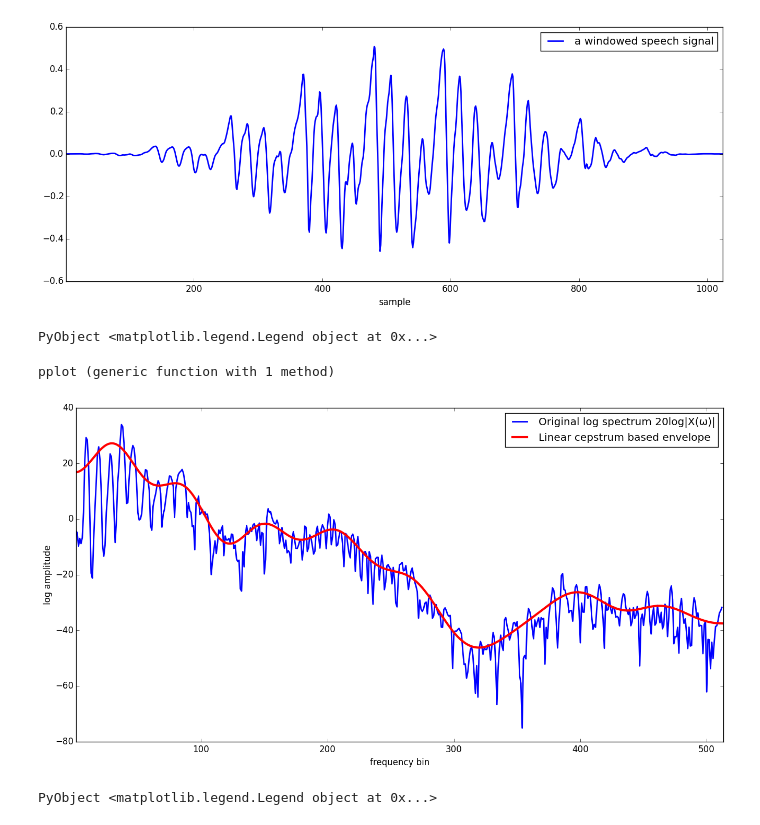
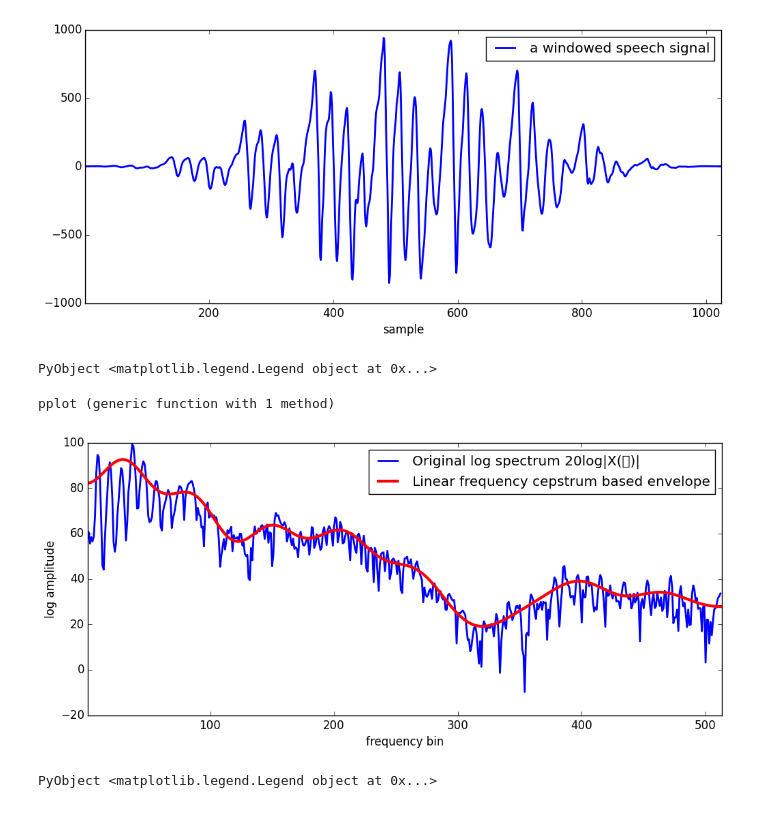
Before and after one commit to r9y9/MelGeneralizedCepstrums.jl, a Jupyter notebook: examples/MelGeneralizedCepstrumsBasedEnvelope.ipynb, the cells around one changed output. Drawn from its saved outputs; the diff is of its cells as text; code cells hidden in the pictures.

```diff
--- a/examples/MelGeneralizedCepstrumsBasedEnvelope.ipynb
+++ b/examples/MelGeneralizedCepstrumsBasedEnvelope.ipynb
@@ -6,9 +13,8 @@ using PyPlot
 # %%
-x, fs = wavread(joinpath(Pkg.dir("VoiceConversion"), "test", "data", "test16k.wav"))
-x = vec(x)
+x, fs = wavread(joinpath(Pkg.dir("VoiceConversion"), "test", "data", "test16k.wav"), format="native")
+x = convert(Vector{Float64}, vec(x))
 
 # Visualize the speech signal in time-domain
-figure(figsize=(16, 6), dpi=80, facecolor="w", edgecolor="k")
 plot(1:endof(x), x, label="a speech signal")
 xlim(1, endof(x))
 xlabel("sample")
@@ -19,16 +25,16 @@ PyObject <matplotlib.legend.Legend object at 0x...>
 # %%
 # Pick a short segment
 pos = 3000
 fftlen = 1024
-xw = x[pos+1:pos+fftlen] .* blackman(fftlen)
+# Note that mel-generalized cepstrum analysis basically assumes window is power-normalized.
+xw = x[pos+1:pos+fftlen] .* SPTK.blackman(fftlen, normalize=1)
 
-figure(figsize=(16, 6), dpi=80, facecolor="w", edgecolor="k")
 plot(1:endof(xw), xw, linewidth="2", label="a windowed speech signal")
 xlim(1, endof(xw))
 xlabel("sample")
 legend()
 # %% [output]
-[figure, old version]
+[figure, new version]
 PyObject <matplotlib.legend.Legend object at 0x...>
 # %%
 function pplot(sp, envelope; title="envelope")
@@ -47,10 +52,10 @@ pplot (generic function with 1 method)
 sp = 20log10(abs(rfft(xw)));
 # %%
 # Linear Cepstrum
-c = mcep(xw, 20, 0.0)
-pplot(sp, real(mgc2sp(c, fftlen)), title="Linear cepstrum based envelope")
+c = estimate(LinearCepstrum(20), xw)
+pplot(sp, real(mgc2sp(c, fftlen)), title="Linear frequency cepstrum based envelope")
 # %% [output]
-[figure, old version]
+[figure, new version]
 PyObject <matplotlib.legend.Legend object at 0x...>
 # %%
 # Mel-Cepstrum
```
Also changed, not shown: parts of 11 cells of this notebook, 16 other files.
